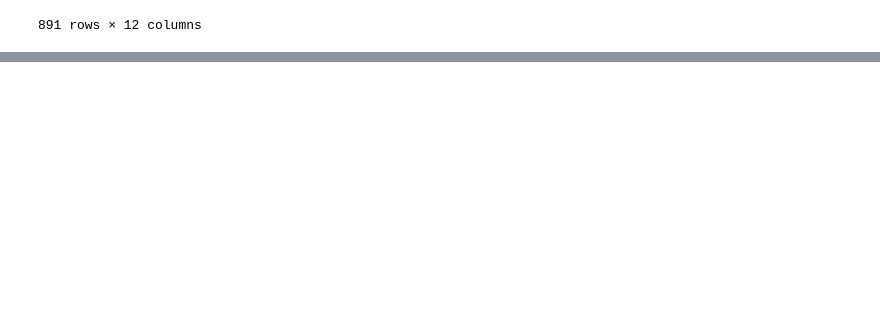
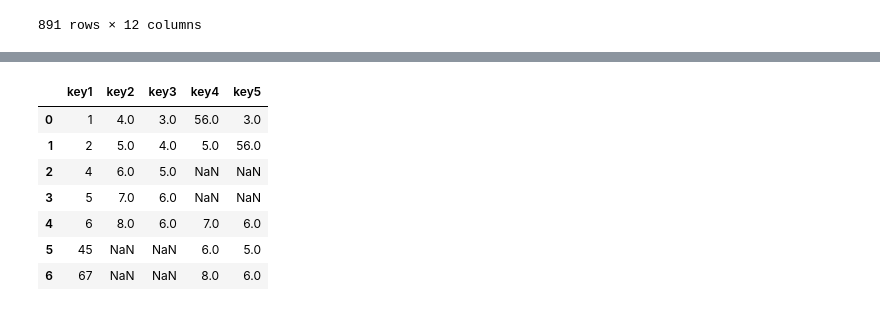
Before and after one commit to PranavAvasthi/Pandas, a Jupyter notebook: pandas_part4.ipynb, the cells around one changed output, grey strips where cells are left out. Drawn from its saved outputs; the diff is of its cells as text; code cells hidden in the pictures; blank space fills up the shorter version.

```diff
--- a/pandas_part4.ipynb
+++ b/pandas_part4.ipynb
@@ -254,0 +321,6 @@ df
+# %%
+data1 = pd.DataFrame({
+    'key1': [1,2,4,5,6],
+    'key2': [4,5,6,7,8],
+    'key3': [3,4,5,6,6]
+})
@@ -254,0 +336,6 @@ df
+# %%
+data2 = pd.DataFrame({
+    'key1': [1,2,45,6,67],
+    'key4': [56,5,6,7,8],
+    'key5': [3,56,5,6,6]
+})
@@ -254,0 +396,11 @@ df
+# %%
+pd.merge(data1, data2, how='outer', on='key1')
+# %% [output]
+|  | key1 | key2 | key3 | key4 | key5 |
+| 0 | 1 | 4.0 | 3.0 | 56.0 | 3.0 |
+| 1 | 2 | 5.0 | 4.0 | 5.0 | 56.0 |
+| 2 | 4 | 6.0 | 5.0 | NaN | NaN |
+| 3 | 5 | 7.0 | 6.0 | NaN | NaN |
+| 4 | 6 | 8.0 | 6.0 | 7.0 | 6.0 |
+| 5 | 45 | NaN | NaN | 6.0 | 5.0 |
+| 6 | 67 | NaN | NaN | 8.0 | 6.0 |
```
Also changed, not shown: parts of 14 cells of this notebook.
